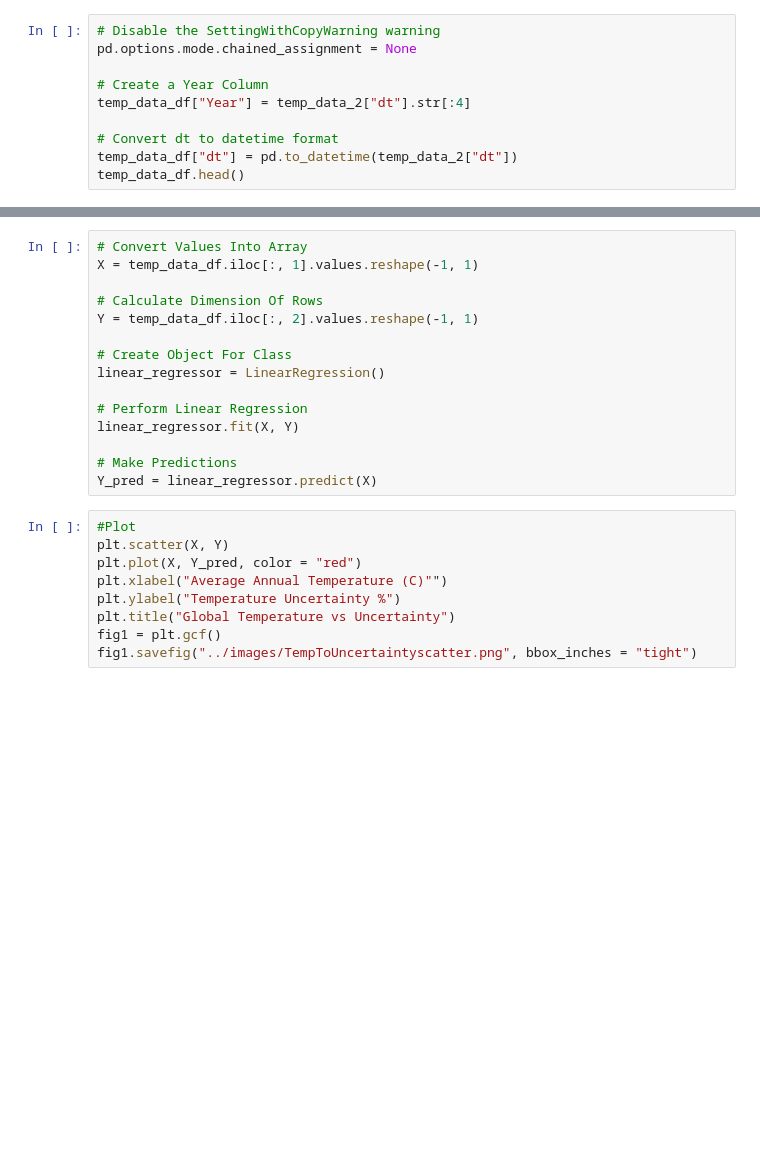
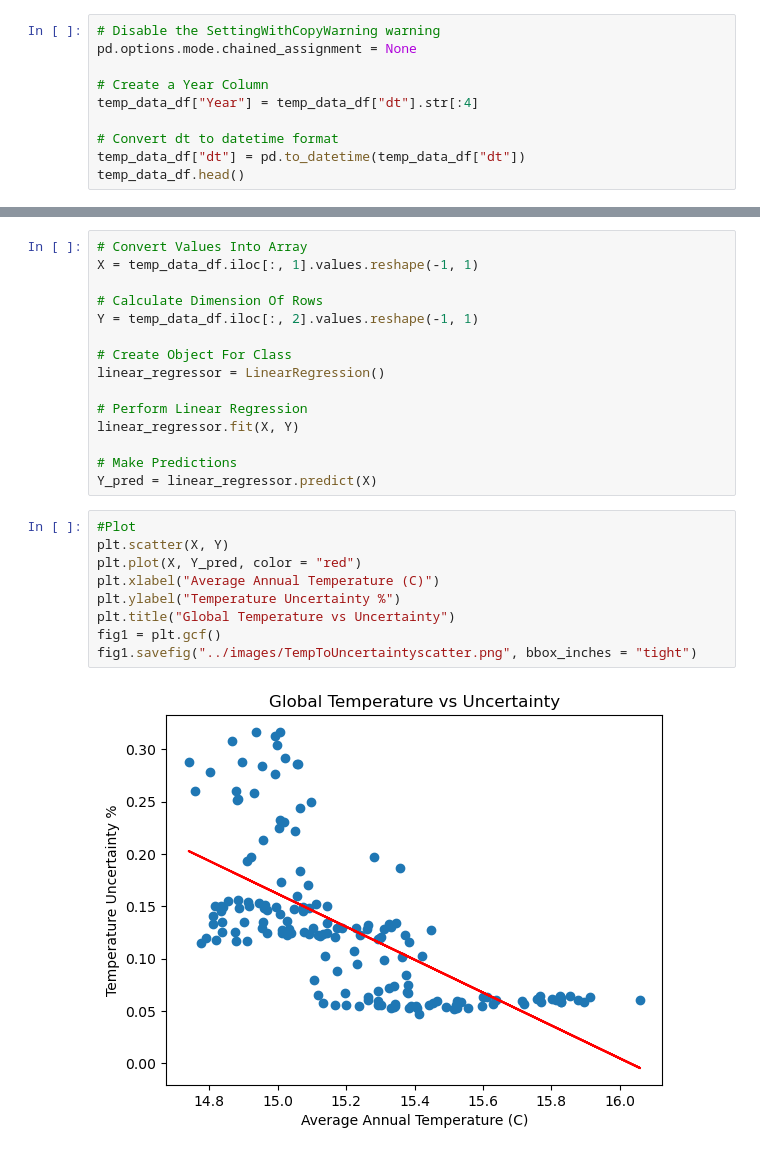
Before and after one commit to Khoi-Duong/ClimateChange, a Jupyter notebook: JupyterNotebook Files/Scrub Global Temperature File All Years.ipynb, the cells around one changed output, grey strips where cells are left out. Cells and saved outputs as stored; diff of their text form; blank space fills up the shorter version.

```diff
--- a/JupyterNotebook Files/Scrub Global Temperature File All Years.ipynb
+++ b/JupyterNotebook Files/Scrub Global Temperature File All Years.ipynb
@@ -27,8 +41,8 @@ temp_data_df.head()
 pd.options.mode.chained_assignment = None
 
 # Create a Year Column
-temp_data_df["Year"] = temp_data_2["dt"].str[:4]
+temp_data_df["Year"] = temp_data_df["dt"].str[:4]
 
 # Convert dt to datetime format
-temp_data_df["dt"] = pd.to_datetime(temp_data_2["dt"])
+temp_data_df["dt"] = pd.to_datetime(temp_data_df["dt"])
 temp_data_df.head()
@@ -57,9 +78,11 @@ Y_pred = linear_regressor.predict(X)
 # %%
 #Plot
 plt.scatter(X, Y)
 plt.plot(X, Y_pred, color = "red")
-plt.xlabel("Average Annual Temperature (C)"")
+plt.xlabel("Average Annual Temperature (C)")
 plt.ylabel("Temperature Uncertainty %")
 plt.title("Global Temperature vs Uncertainty")
 fig1 = plt.gcf()
 fig1.savefig("../images/TempToUncertaintyscatter.png", bbox_inches = "tight")
+# %% [output]
+[figure, added]
```
Also changed, not shown: parts of 3 cells of this notebook.
